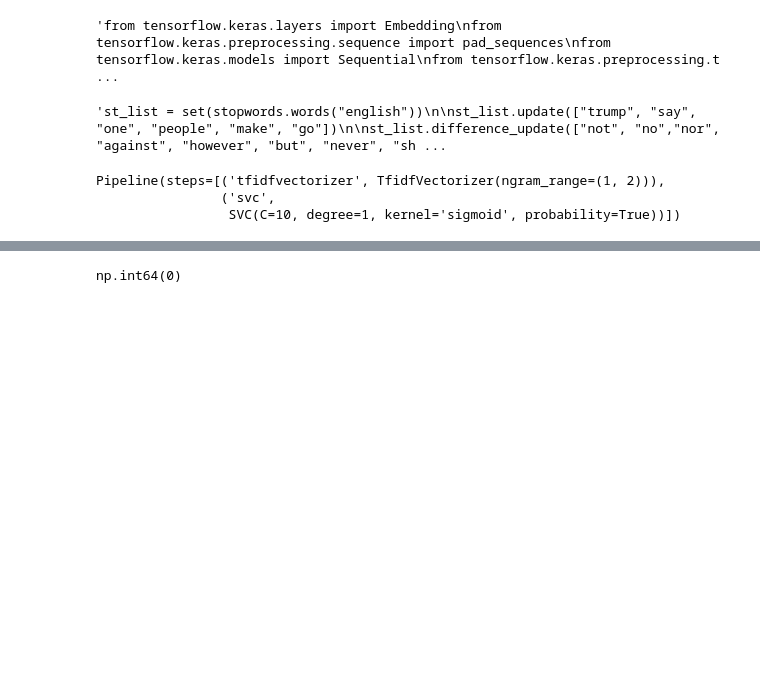
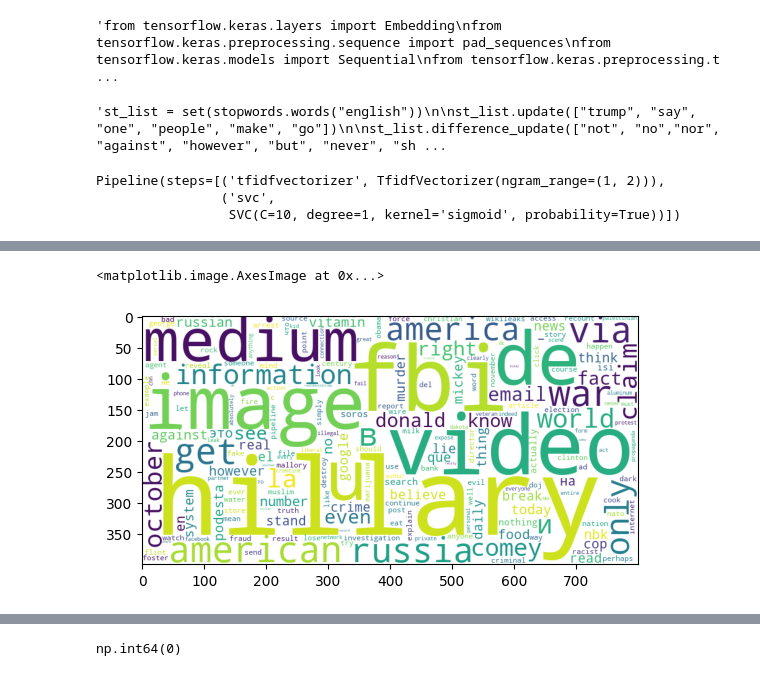
Before and after one commit to tobias-heinzmann/cyb-news, a Jupyter notebook: notebooks/frederik.ipynb, the cells around one changed output, grey strips where cells are left out. Saved outputs shown, nothing was run; the diff lists cells and outputs as text; code cells hidden in the pictures; blank space fills up the shorter version.

```diff
--- a/notebooks/frederik.ipynb
+++ b/notebooks/frederik.ipynb
@@ -138,0 +141,6 @@ plt.imshow(wc_real, interpolation='bilinear')
+# %%
+data = get_data('/Users/admin/code/frederiklm/cyb-news/data/WELFake_Dataset.csv')
+
+data = join_text_welf(data)
+
+data = data.sample(frac=0.01, random_state=42)
@@ -138,0 +238,8 @@ plt.imshow(wc_real, interpolation='bilinear')
+# %%
+words_overpresented_in_fakes
+
+wordcloud = WordCloud(width=800, height=400, background_color='white').generate_from_frequencies(words_overpresented_in_fakes)
+plt.imshow(wordcloud)
+# %% [output]
+<matplotlib.image.AxesImage at 0x...>
+[figure, added]
```
Also changed, not shown: parts of 15 cells of this notebook.
